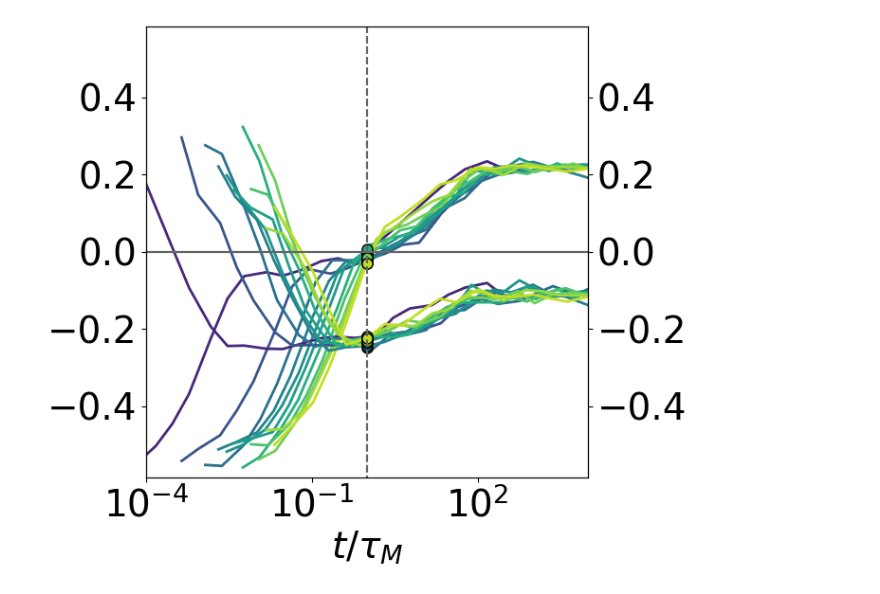
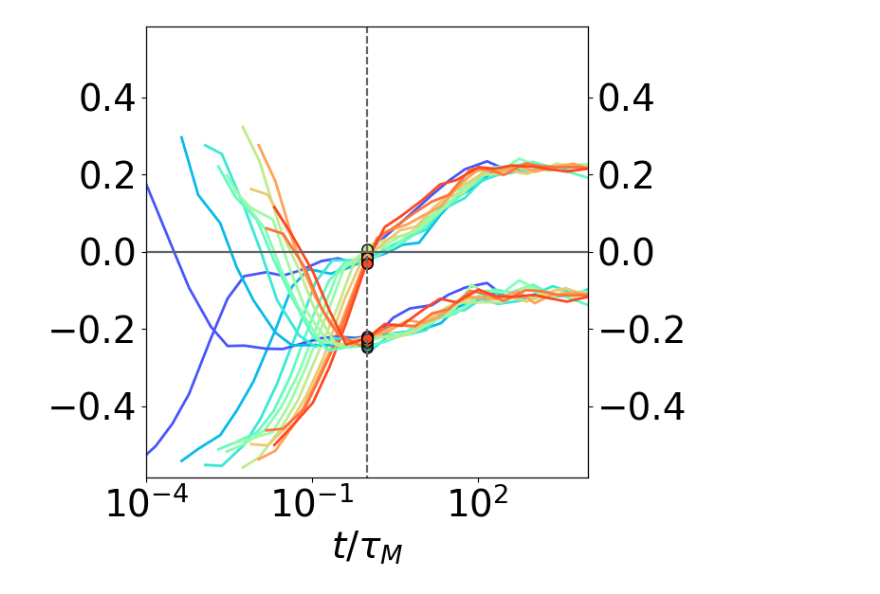
Before and after one commit to ch-tung/bicontinuous_tauM, a Jupyter notebook: rho_1.2/spatial_correlation/plot_curvature_scaled.ipynb, the cells around one changed output. Cells and saved outputs as stored; diff of their text form; code cells hidden in the pictures.

Commit message:
update python plotting codes

```diff
--- a/rho_1.2/spatial_correlation/plot_curvature_scaled.ipynb
+++ b/rho_1.2/spatial_correlation/plot_curvature_scaled.ipynb
@@ -13,9 +13,10 @@ mean_MC_T = curvature_10['mean_MC_T']
 mean_GC_T = curvature_10['mean_GC_T']
 # %%
 # Figures
+color_rainbow = plt.cm.rainbow(np.linspace(0,1,100))[::-1]
 color_viridis = plt.cm.viridis(np.linspace(0,1,100))[::-1]
 index_color = np.round(0.44 / Temperature * 100).astype(int)
-color_order = color_viridis[index_color]
+color_order = color_rainbow[index_color]
 
 # fig, ax1 = plt.subplots()
 fig = plt.figure(figsize=(6,6))
@@ -63,34 +64,34 @@ for i in range(len(Temperature)):
 
 for i in range(len(Temperature)):
     F_tau = interp1d(t_MC, mean_GC_T[:,i], kind='linear')
     MC_tau_M = F_tau(tau_M[i])
     ax2.plot(tau_M[i]/tau_M[i], MC_tau_M, 'o', linewidth=2, markeredgecolor='k', markerfacecolor=color_order[i], markersize=8)
 
 # for i in range(len(Temperature)):
 #     F_max = interp1d(t_MC, mean_GC_T[:,i], kind='linear')
 #     MC_tmax = F_max(tmax[i])
 #     ax2.plot(tmax[i]/tau_M[i], MC_tmax, '^', linewidth=2, markeredgecolor='k', markerfacecolor=color_order[i], markersize=8)
 
 ax2.plot([1e-5, 1e5], [0, 0], '-', color='#666666')
 ax2.plot([1, 1], [-1, 1], '--', color='#666666')
 
 ax2.set_xscale('log')
 ax2.set_xlim(10**-4, 10**4)
 # ax2.set_xticks(10.0 ** np.arange(-10, 11, 2))
 ax2.set_ylim([-0.5, 0.5])
 
 ax2.set_xlabel(r'$t/\tau_{M}$', fontsize=28)
 
 ax2.tick_params(axis='both', which='major', labelsize=28)
 
 ax1.set_aspect(7)
 ax2.set_aspect(7)
 
 # plt.tight_layout()
 
 plt.show()
 # %% [output]
-[figure, old version]
+[figure, new version]
 # %%
 Sigma_interp = loadmat('Sigma_interp.mat')
 C_c_interp = Sigma_interp['C_c_interp']
```
Also changed, not shown: parts of 1 cell of this notebook.
